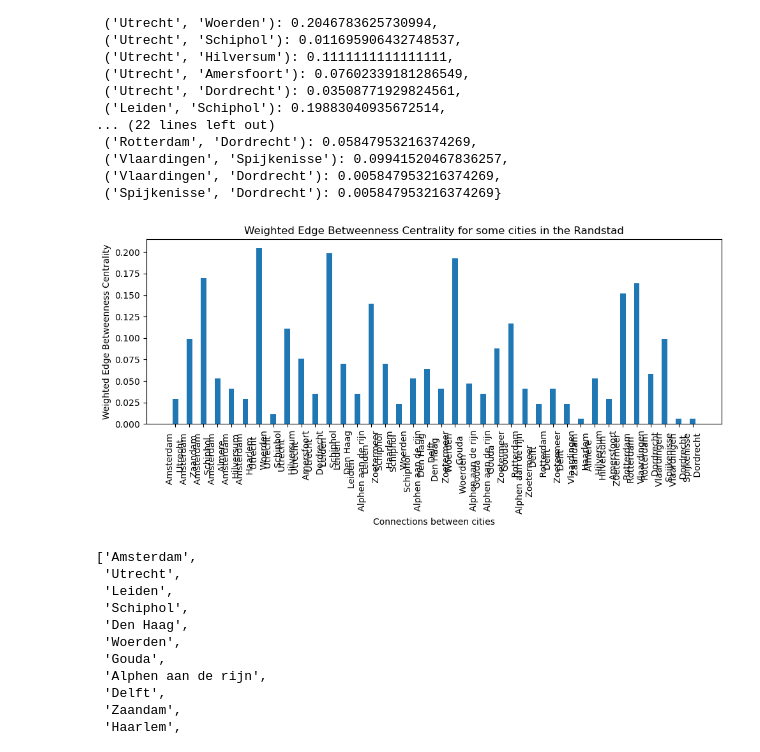
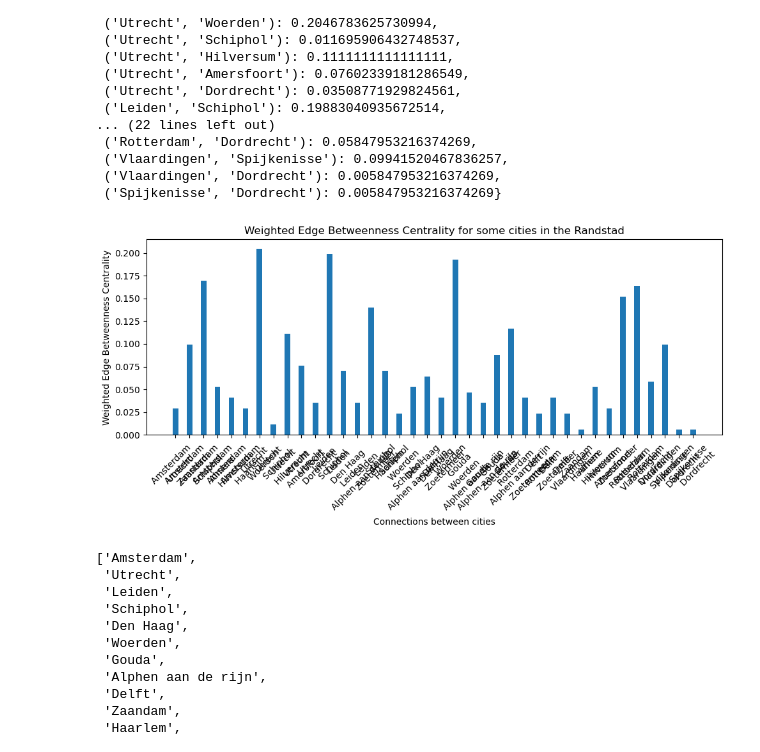
Before and after one commit to ElizeBr/Networked-Systems-Group-Assignment, a Jupyter notebook: Randstad.ipynb, the cells around one changed output. Drawn from its saved outputs; the diff is of its cells as text; code cells hidden in the pictures.

```diff
--- a/Randstad.ipynb
+++ b/Randstad.ipynb
@@ -132,22 +126,22 @@ edge_betweenness_weigthed
 # %%
 # Helper function for parsing the edge labels
 def ppEdges (l):
     rl = []
     for i in range(len(l)):
         rl.append(str(l[i][0]) + ' \n ' + str(l[i][1]))
     return rl
 
 # Plot the values in a bar chart
 plt.figure(figsize=(10, 5))
 plt.bar(range(len(edge_betweenness_weigthed)), edge_betweenness_weigthed.values(), width=0.4)
 plt.xticks(range(len(edge_betweenness_weigthed)), ppEdges(list(edge_betweenness_weigthed.keys())))
 plt.title("Weighted Edge Betweenness Centrality for some cities in the Randstad")
 plt.xlabel("Connections between cities")
 plt.ylabel("Weighted Edge Betweenness Centrality")
-plt.xticks(rotation=90)
+plt.xticks(rotation=45)
 plt.tight_layout()
 # %% [output]
-[figure, old version]
+[figure, new version]
 # %%
 # first print all nodes/cities
 list(nx.nodes(Randstad_Graph))
```
Also changed, not shown: parts of 16 cells of this notebook.
